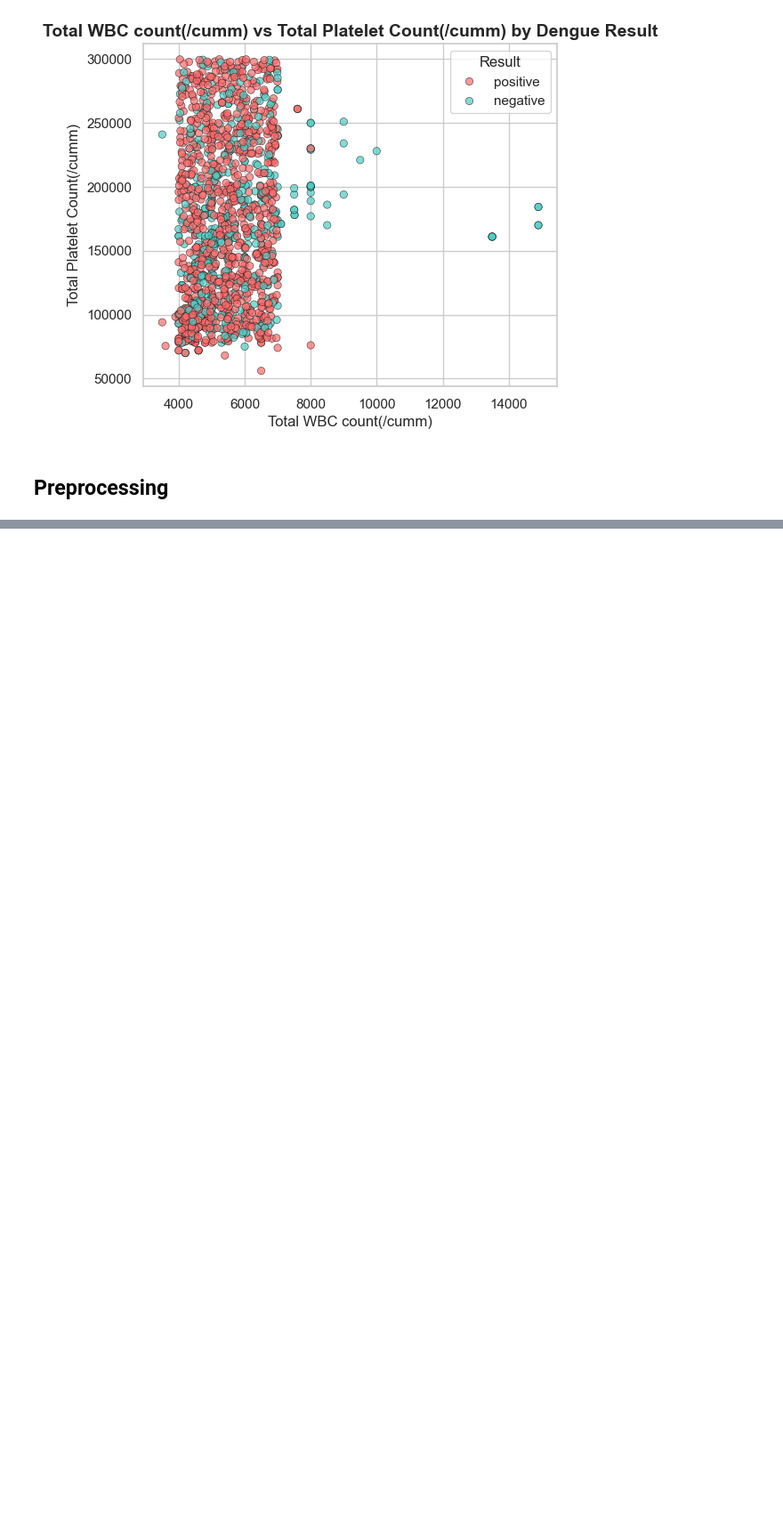
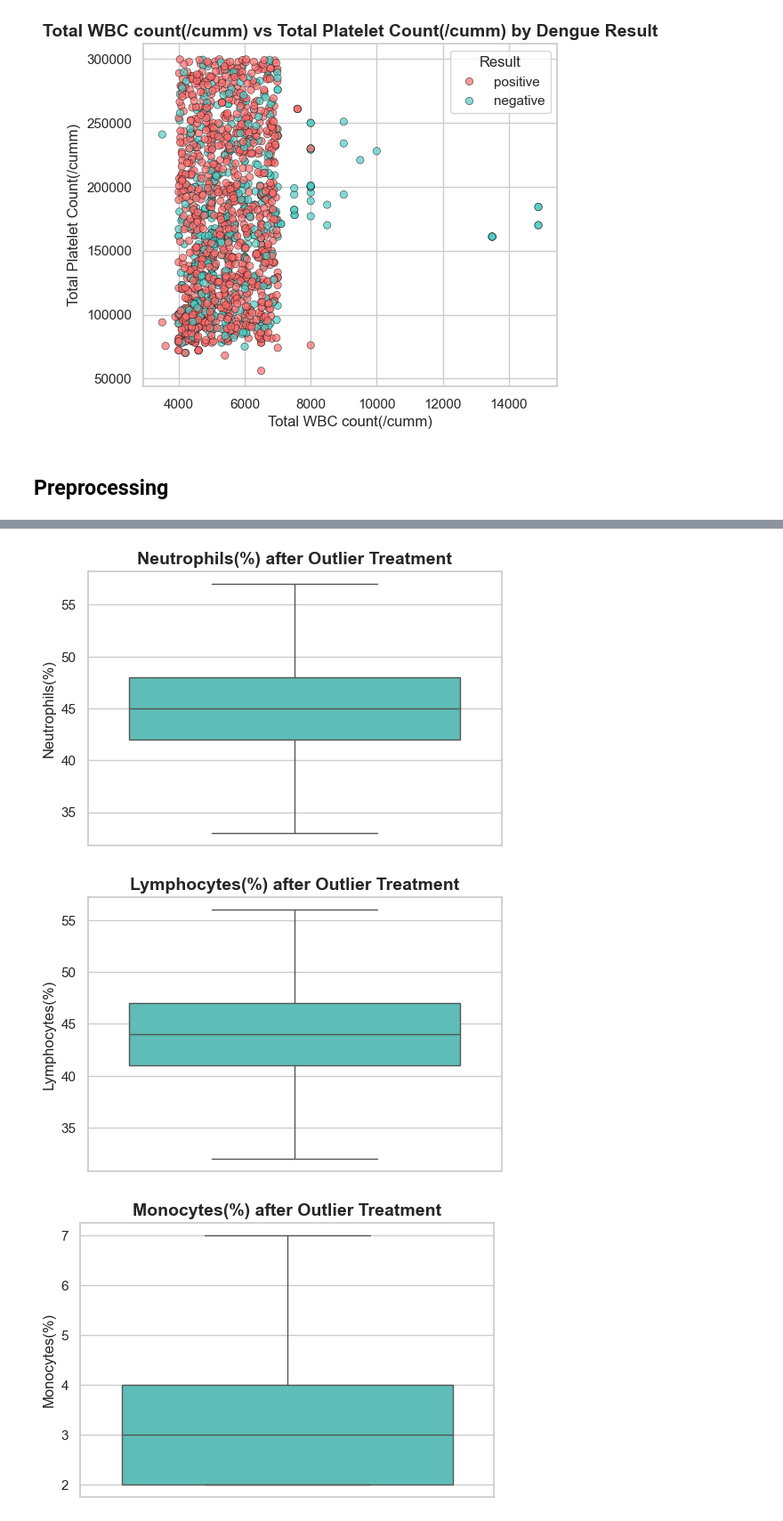
Before and after one commit to murad-02/Dengue_Fever, a Jupyter notebook: NotebookFile/main.ipynb, the cells around one changed output, grey strips where cells are left out. Shown at 89% size. Drawn from its saved outputs; the diff is of its cells as text; code cells hidden in the pictures; blank space fills up the shorter version.

```diff
--- a/NotebookFile/main.ipynb
+++ b/NotebookFile/main.ipynb
@@ -217,0 +323,23 @@ for f1, f2 in combinations(features, 2):
+# %%
+# Treat outliers by clipping
+for col in features_with_outliers:
+    Q1 = df[col].quantile(0.25)
+    Q3 = df[col].quantile(0.75)
+    IQR = Q3 - Q1
+    lower = Q1 - 1.5 * IQR
+    upper = Q3 + 1.5 * IQR
+
+    # Clip values outside the bounds
+    df[col] = df[col].clip(lower, upper)
+
+# Verify by plotting again (optional)
+for col in features_with_outliers:
+    plt.figure(figsize=(6,4))
+    sns.boxplot(y=df[col], color='#4ECDC4')
+    plt.title(f'{col} after Outlier Treatment', fontsize=14, weight='bold')
+    plt.ylabel(col, fontsize=12)
+    plt.show()
+# %% [output]
+[figure, added]
+[figure, added]
+[figure, added]
```
Also changed, not shown: parts of 18 cells of this notebook.
